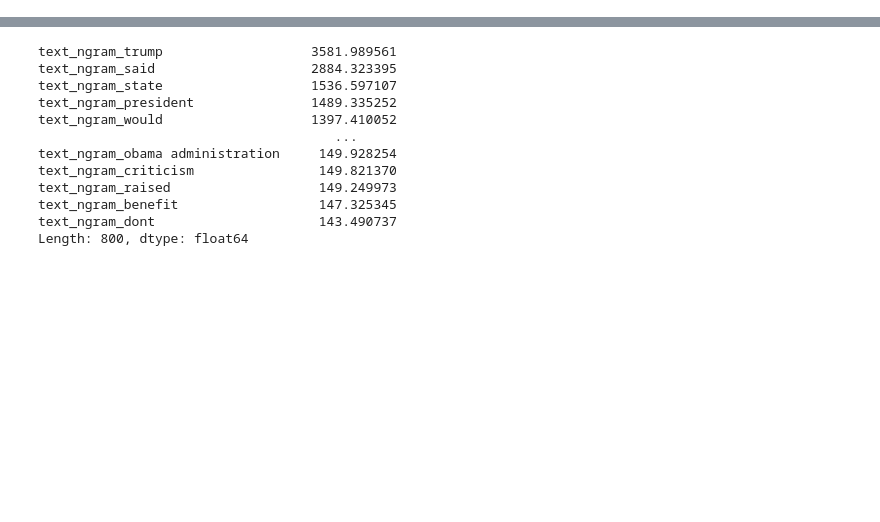
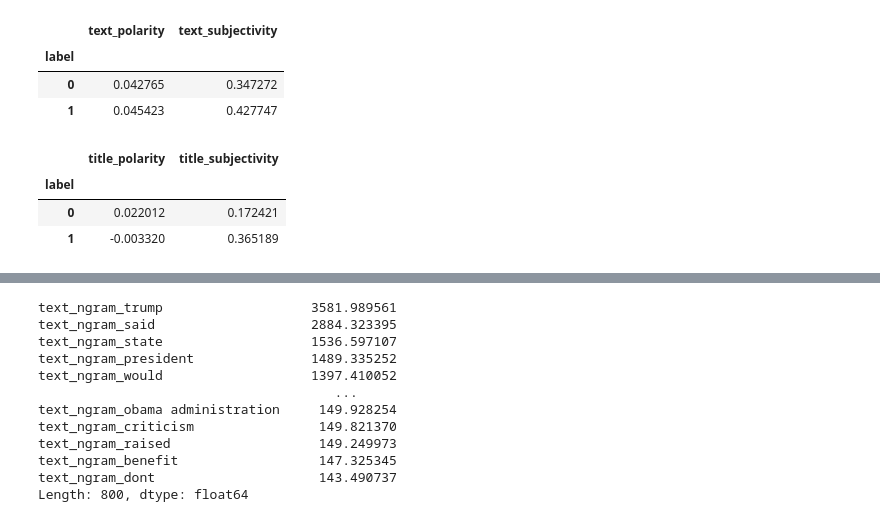
Before and after one commit to annadouv88/Springboard, a Jupyter notebook: Capstone Two/Capstone 2_Pre-Processing.ipynb, the cells around one changed output, grey strips where cells are left out. Cells and saved outputs as stored; diff of their text form; code cells hidden in the pictures; blank space fills up the shorter version.

```diff
--- a/Capstone Two/Capstone 2_Pre-Processing.ipynb
+++ b/Capstone Two/Capstone 2_Pre-Processing.ipynb
@@ -98 +119,18 @@ df.text = df.text.str.replace('via', '')
+# %%
+#add label column for comparison analysis
+text_sentiment['label']=df.label
+title_sentiment['label'] = df.label
+text_sentiment.groupby('label').mean()
+# %% [output]
+|  | text_polarity | text_subjectivity |
+| label |  |  |
+| 0 | 0.042765 | 0.347272 |
+| 1 | 0.045423 | 0.427747 |
+# %%
+title_sentiment.groupby('label').mean()
+# %% [output]
+|  | title_polarity | title_subjectivity |
+| label |  |  |
+| 0 | 0.022012 | 0.172421 |
+| 1 | -0.003320 | 0.365189 |
 # %%
```
Also changed, not shown: parts of 22 cells of this notebook.
